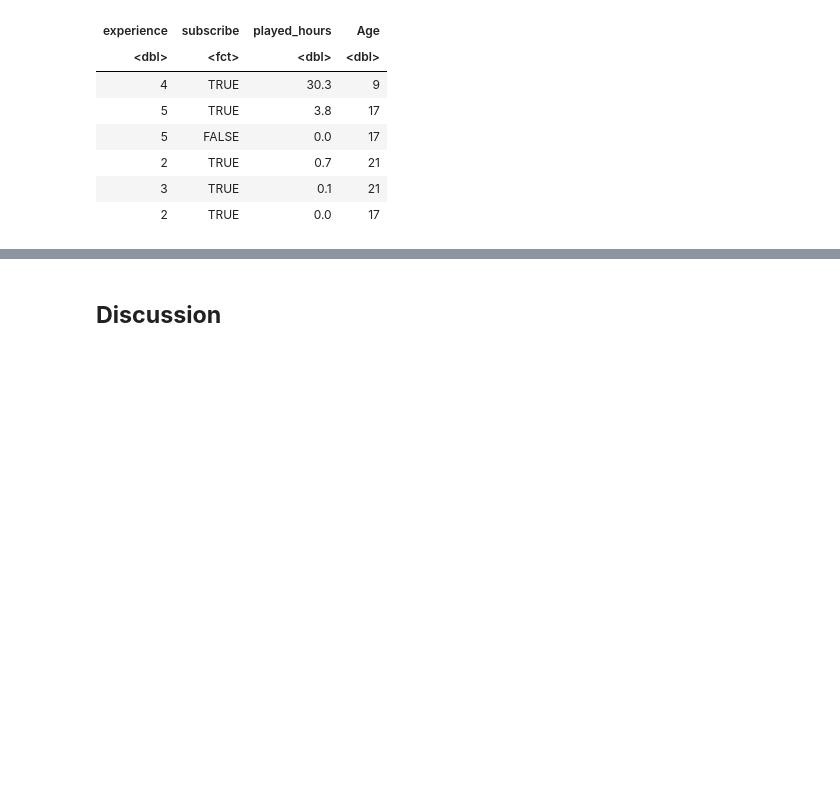
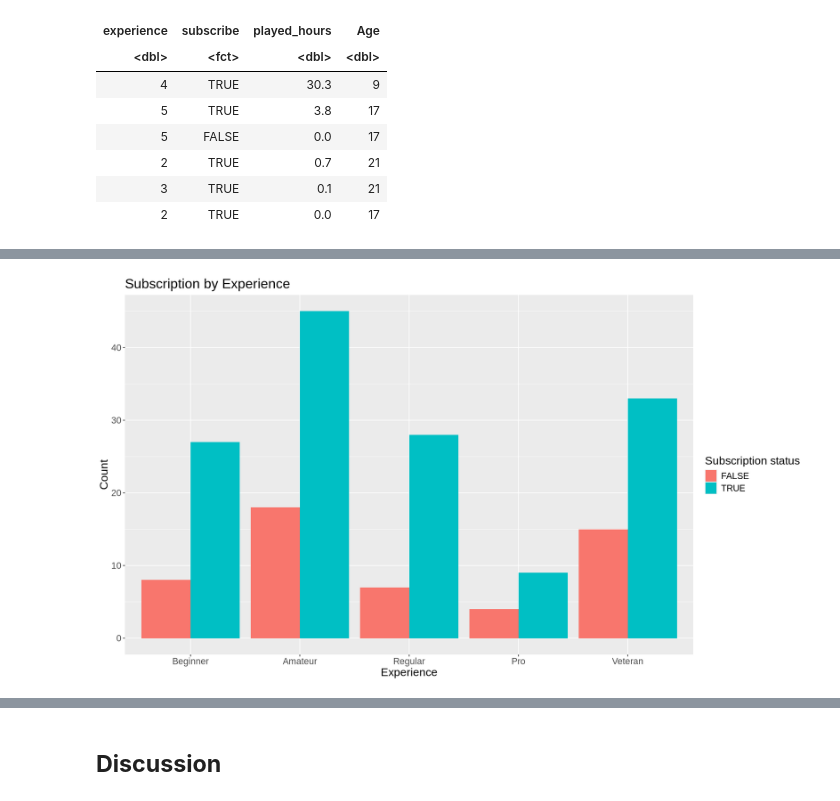
Before and after one commit to nliu0729/dsci-group-project, a Jupyter notebook: final_group_report-2.ipynb, the cells around one changed output, grey strips where cells are left out. Saved outputs shown, nothing was run; the diff lists cells and outputs as text; code cells hidden in the pictures; blank space fills up the shorter version.

```diff
--- a/final_group_report-2.ipynb
+++ b/final_group_report-2.ipynb
@@ -207,3 +201,18 @@ Warning message:
+# %%
+# Barplot of Subscription by Experience
+
+players_temp <- players |>
+    mutate(experience = as_factor(experience)) |>
+    mutate(experience = fct_recode(experience, Beginner = "1", Amateur = "2", Regular = "3", Pro = "4", Veteran = "5"))
+
+experience_and_sub <- players_temp |>
+    ggplot(aes(x = experience, fill = subscribe)) +
+        geom_bar(position = "dodge") +
+        labs(x = "Experience", y = "Count", title = "Subscription by Experience", fill = "Subscription status") +
+        theme(text = element_text(size = 16))
+experience_and_sub
+# %% [output]
+[figure, added]
 # %%
 # Histogram of age and subscription status
 options(repr.plot.width = 13, repr.plot.height = 7)
```
Also changed, not shown: parts of 8 cells of this notebook.
